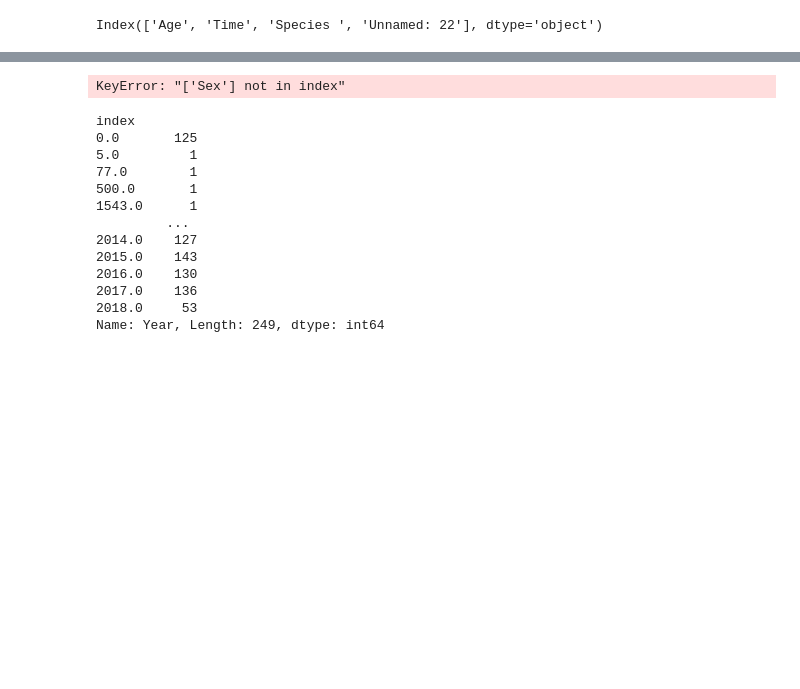
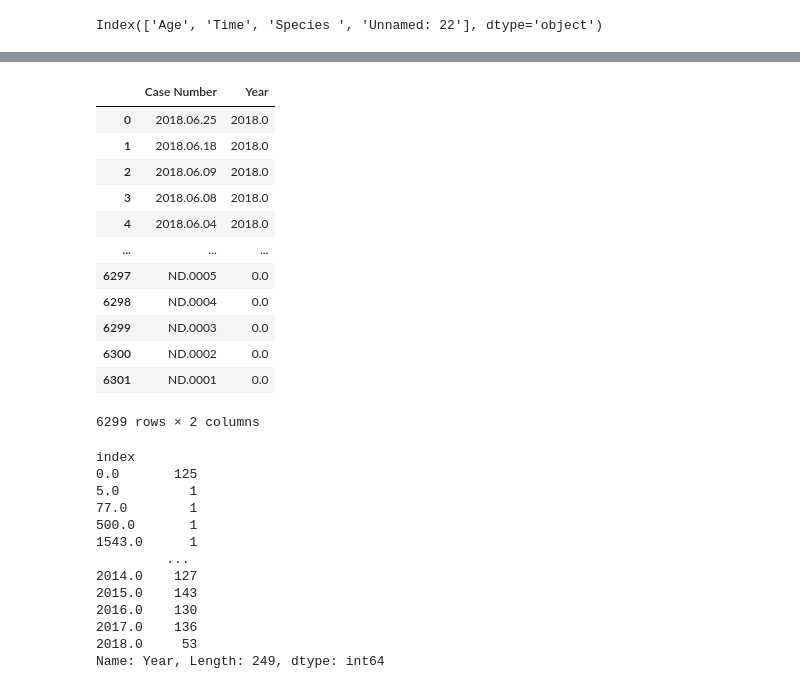
Before and after one commit to Sergio-Perez/data-cleaning-pandas, a Jupyter notebook: clean.ipynb, the cells around one changed output, grey strips where cells are left out. Cells and saved outputs as stored; diff of their text form; code cells hidden in the pictures; blank space fills up the shorter version.

```diff
--- a/clean.ipynb
+++ b/clean.ipynb
@@ -307,11 +302,23 @@ TypeError: list indices must be integers or slices, not str
 # Elimina las columnas en la lista con muchos nulos
 limpito = limpito.drop(columns=morethan100Nulls)
 # %%
-df_clean=limpito[["Case Number","Year","Sex"]]
+df_clean=limpito[["Case Number","Year"]]
 
 df_clean
 # %% [output]
+|  | Case Number | Year |
+| 0 | 2018.06.25 | 2018.0 |
+| 1 | 2018.06.18 | 2018.0 |
+| 2 | 2018.06.09 | 2018.0 |
+| 3 | 2018.06.08 | 2018.0 |
+| 4 | 2018.06.04 | 2018.0 |
+| ... | ... | ... |
+| 6297 | ND.0005 | 0.0 |
+| 6298 | ND.0004 | 0.0 |
+| 6299 | ND.0003 | 0.0 |
+| 6300 | ND.0002 | 0.0 |
+| 6301 | ND.0001 | 0.0 |
-KeyError: "['Sex'] not in index"
+6299 rows × 2 columns
 # %%
 #Miro los valores de Year
 df_clean.Year.value_counts().reset_index().sort_values("index").set_index('index').Year
```
Also changed, not shown: parts of 11 cells of this notebook.
